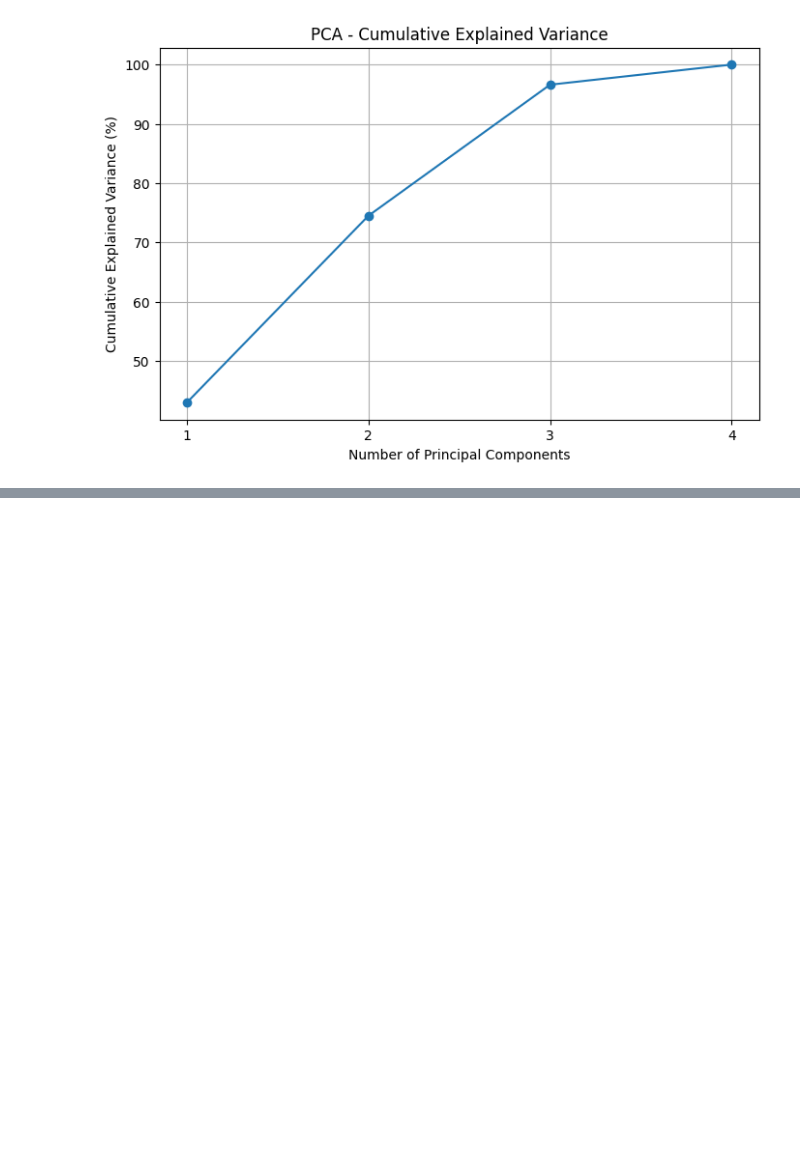
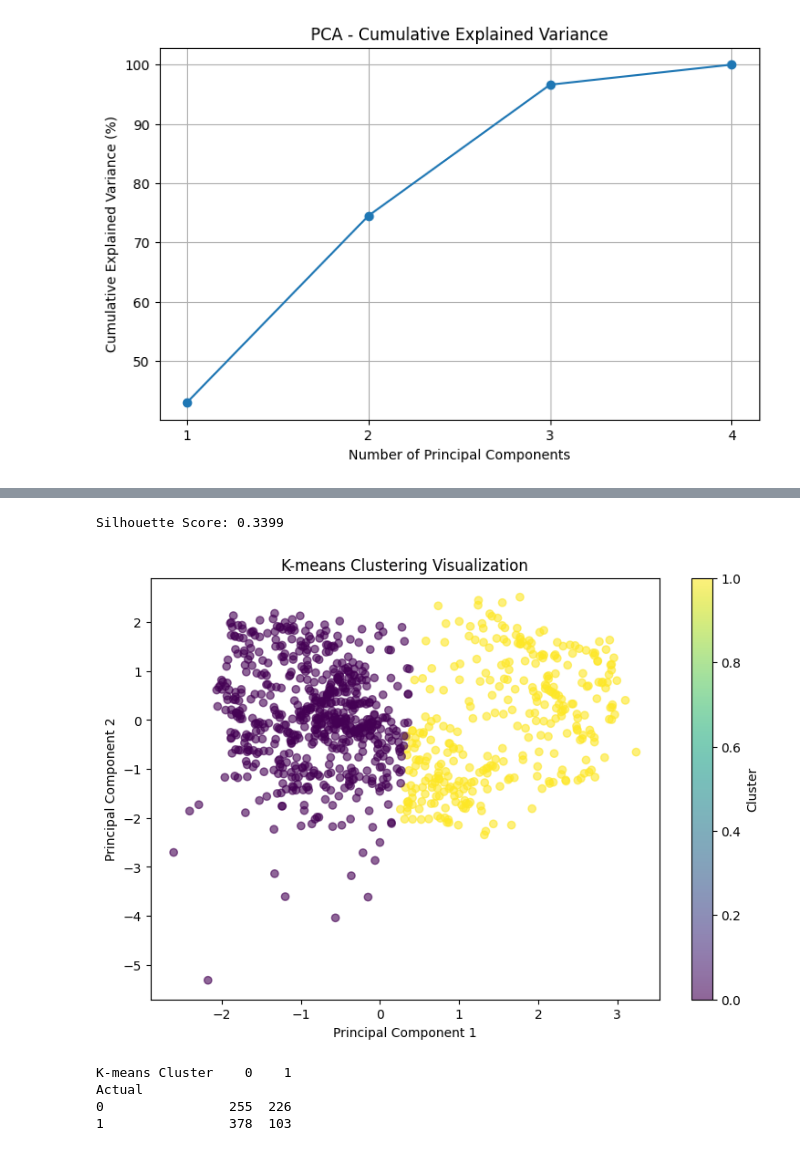
Before and after one commit to saltyyboii/landslide-risk-assessment, a Jupyter notebook: Mountain_Hazard_Review_2.ipynb, the cells around one changed output, grey strips where cells are left out. Cells and saved outputs as stored; diff of their text form; code cells hidden in the pictures; blank space fills up the shorter version.

```diff
--- a/Mountain_Hazard_Review_2.ipynb
+++ b/Mountain_Hazard_Review_2.ipynb
@@ -2196,0 +2215,20 @@ plt.show()
+# %%
+from sklearn.cluster import KMeans
+
+# Apply K-means
+kmeans = KMeans(
+    n_clusters=2,
+    random_state=42,
+    n_init=10
+)
+
+clusters = kmeans.fit_predict(X_scaled)
+
+# Add cluster labels to dataset
+prediction_data["cluster"] = clusters
+
+print("Cluster distribution:")
+print(prediction_data["cluster"].value_counts())
+
+print("\nFirst 10 predictions:")
+print(prediction_data[["landslide_occurrence", "cluster"]].head(10))
@@ -2196,0 +2254,42 @@ plt.show()
+# %%
+from sklearn.metrics import silhouette_score
+
+score = silhouette_score(X_scaled, clusters)
+
+print("Silhouette Score:", round(score, 4))
+# %% [output]
+Silhouette Score: 0.3399
+# %%
+plt.figure(figsize=(9, 6))
+
+plt.scatter(
+    X_pca[:, 0],
+    X_pca[:, 1],
+    c=clusters,
+    cmap="viridis",
+    alpha=0.6
+)
+
+plt.xlabel("Principal Component 1")
+plt.ylabel("Principal Component 2")
+plt.title("K-means Clustering Visualization")
+plt.colorbar(label="Cluster")
+plt.show()
+# %% [output]
+[figure, added]
+# %%
+import pandas as pd
+
+comparison = pd.crosstab(
+    prediction_data["landslide_occurrence"],
+    prediction_data["cluster"],
+    rownames=["Actual"],
+    colnames=["K-means Cluster"]
+)
+
+print(comparison)
+# %% [output]
+K-means Cluster    0    1
+Actual
+0                255  226
+1                378  103
```
Also changed, not shown: parts of 9 cells of this notebook.
